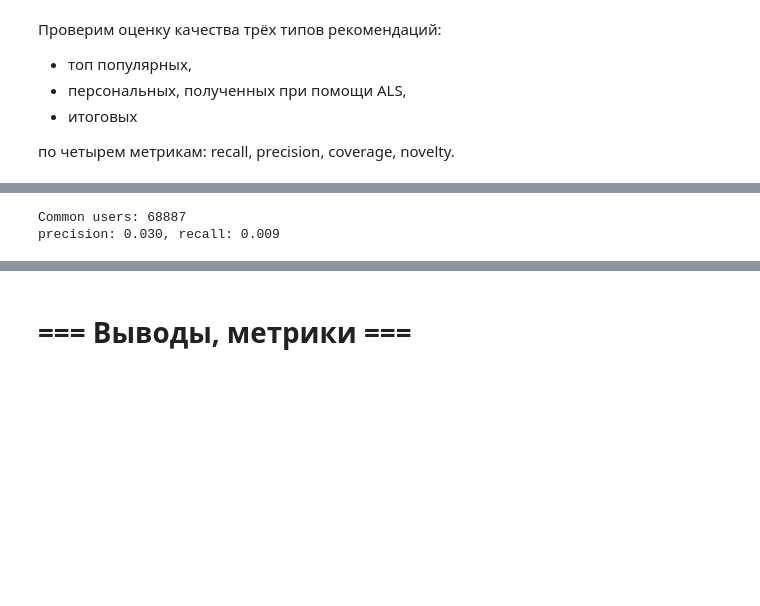
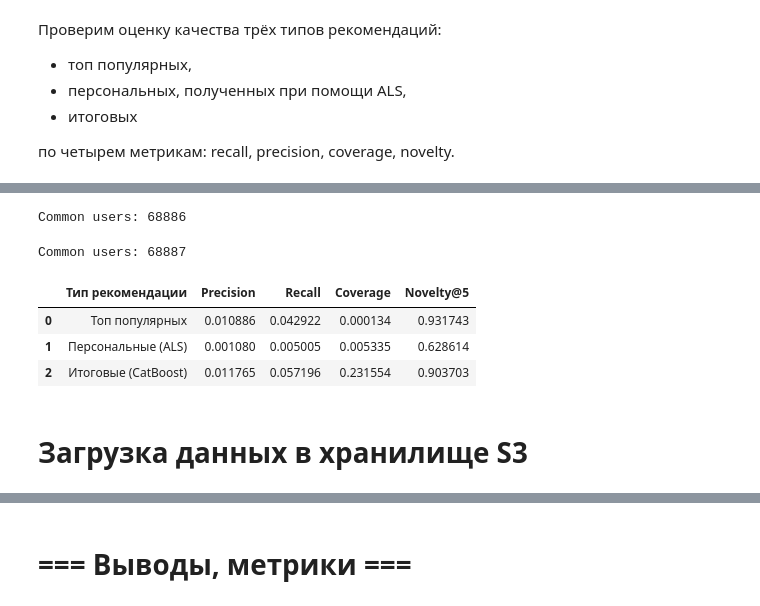
Before and after one commit to Evgenme/mle-recsys-project, a Jupyter notebook: recommendations.ipynb, the cells around one changed output, grey strips where cells are left out. Saved outputs shown, nothing was run; the diff lists cells and outputs as text; code cells hidden in the pictures; blank space fills up the shorter version.

```diff
--- a/recommendations.ipynb
+++ b/recommendations.ipynb
@@ -2613,0 +2462,3 @@ def compute_cls_metrics(events_recs_for_binary_metrics):
+# %%
+# Расчет метрик для топ популярных рекомендаций
+top_popular = pd.read_parquet("top_popular.parquet")
@@ -2614,19 +2500,68 @@ def compute_cls_metrics(events_recs_for_binary_metrics):
+# %%
+# Расчет метрик для персональных рекомендаций ALS
+personal_als = pd.read_parquet("personal_als.parquet")
+# %%
+events_recs_for_binary_metrics = process_events_recs_for_binary_metrics(
+    events_train,
+    events_test,
+    personal_als,
+    top_k
+)
+
+precision_als, recall_als = compute_cls_metrics(events_recs_for_binary_metrics)
+unique_items_in_recs_als = personal_als['track_id'].unique()
+total_items = len(items['track_id'].unique())
+coverage_als = len(unique_items_in_recs_als) / total_items
+novelty_als = compute_novelty(personal_als, events_train, top_k)
+
+metrics_data.append({
+    "Тип рекомендации": "Персональные (ALS)",
+    "Precision": precision_als,
+    "Recall": recall_als,
+    "Coverage": coverage_als,
+    "Novelty@5": novelty_als
+})
+# %% [output]
+Common users: 68886
+# %%
+# Расчет метрик для итоговых рекомендаций (CatBoost)
+final_recommendations = pd.read_parquet("recommendations.parquet")
 # %%
 # для экономии ресурсов оставим события только тех пользователей,
 # для которых следует оценить рекомендации
 
-events_inference = events_train[events_train["user_id"].isin(events_test["user_id"].drop_duplicates())]
+#  events_inference = events_train_labels[events_train["user_id"].isin(events_test["user_id"].drop_duplicates())]
 
-cb_events_recs_for_binary_metrics_5 = process_events_recs_for_binary_metrics(
-    events_inference,
+cb_events_recs_for_binary_metrics = process_events_recs_for_binary_metrics(
+    events_train,
     events_test,
     final_recommendations.rename(columns={"cb_score": "score"}),
-    top_k=5
+    top_k
 )
 
-cb_precision_5, cb_recall_5 = compute_cls_metrics(cb_events_recs_for_binary_metrics_5)
+precision_cb, recall_cb = compute_cls_metrics(cb_events_recs_for_binary_metrics)
+unique_items_in_recs_cb = final_recommendations['track_id'].unique()
+total_items = len(items['track_id'].unique())
+coverage_cb = len(unique_items_in_recs_cb) / total_items
+novelty_cb = compute_novelty(final_recommendations.rename(columns={"cb_score": "score"}), events_train, top_k)
 
-print(f"precision: {cb_precision_5:.3f}, recall: {cb_recall_5:.3f}")
+metrics_data.append({
+    "Тип рекомендации": "Итоговые (CatBoost)",
+    "Precision": precision_cb,
+    "Recall": recall_cb,
+    "Coverage": coverage_cb,
+    "Novelty@5": novelty_cb
+})
 # %% [output]
 Common users: 68887
-precision: 0.030, recall: 0.009
+# %%
+# Создание DataFrame из данных метрик
+metrics_df = pd.DataFrame(metrics_data)
+metrics_df
+# %% [output]
+|  | Тип рекомендации | Precision | Recall | Coverage | Novelty@5 |
+| 0 | Топ популярных | 0.010886 | 0.042922 | 0.000134 | 0.931743 |
+| 1 | Персональные (ALS) | 0.001080 | 0.005005 | 0.005335 | 0.628614 |
+| 2 | Итоговые (CatBoost) | 0.011765 | 0.057196 | 0.231554 | 0.903703 |
+# %% [markdown]
+# Загрузка данных в хранилище S3
```
Also changed, not shown: parts of 257 cells of this notebook.
